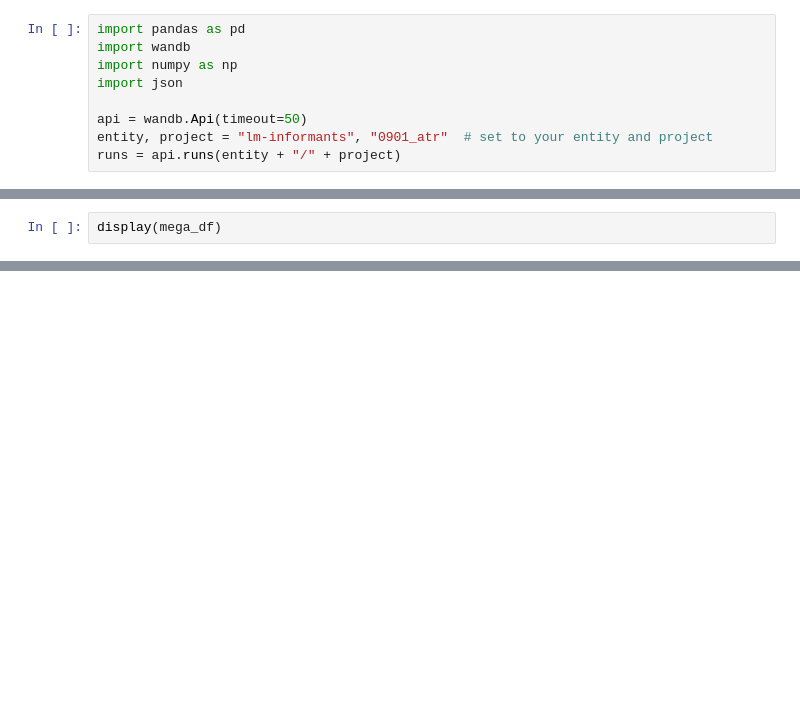
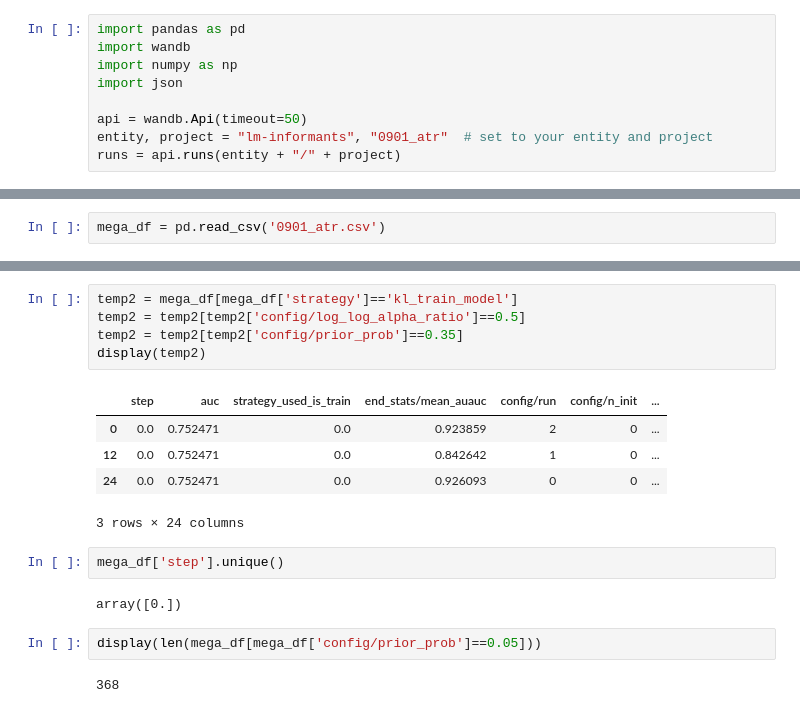
Before and after one commit to jacobandreas/lm-informants, a Jupyter notebook: wandb.ipynb, the cells around one changed output, grey strips where cells are left out. Drawn from its saved outputs; the diff is of its cells as text; blank space fills up the shorter version.

```diff
--- a/wandb.ipynb
+++ b/wandb.ipynb
@@ -133,3 +139,3 @@ out_path = './0901_atr.csv'
 mega_df.to_csv(out_path)
 # %%
-display(mega_df)
+mega_df = pd.read_csv('0901_atr.csv')
@@ -135,0 +181,19 @@ display(mega_df)
+# %%
+temp2 = mega_df[mega_df['strategy']=='kl_train_model']
+temp2 = temp2[temp2['config/log_log_alpha_ratio']==0.5]
+temp2 = temp2[temp2['config/prior_prob']==0.35]
+display(temp2)
+# %% [output]
+|  | step | auc | strategy_used_is_train | end_stats/mean_auauc | config/run | config/n_init | ... |
+| 0 | 0.0 | 0.752471 | 0.0 | 0.923859 | 2 | 0 | ... |
+| 12 | 0.0 | 0.752471 | 0.0 | 0.842642 | 1 | 0 | ... |
+| 24 | 0.0 | 0.752471 | 0.0 | 0.926093 | 0 | 0 | ... |
+3 rows × 24 columns
+# %%
+mega_df['step'].unique()
+# %% [output]
+array([0.])
+# %%
+display(len(mega_df[mega_df['config/prior_prob']==0.05]))
+# %% [output]
+368
```
Also changed, not shown: parts of 4 cells of this notebook, 5 other files.
